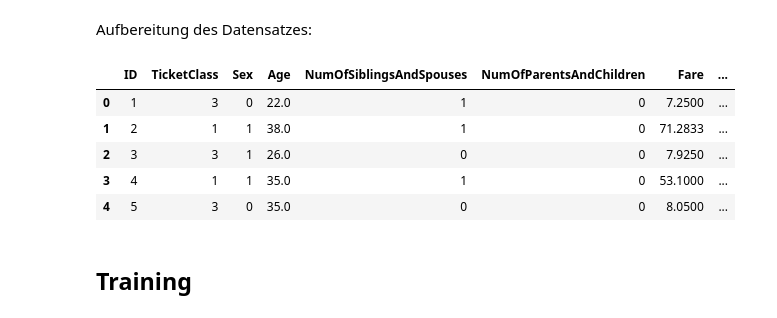
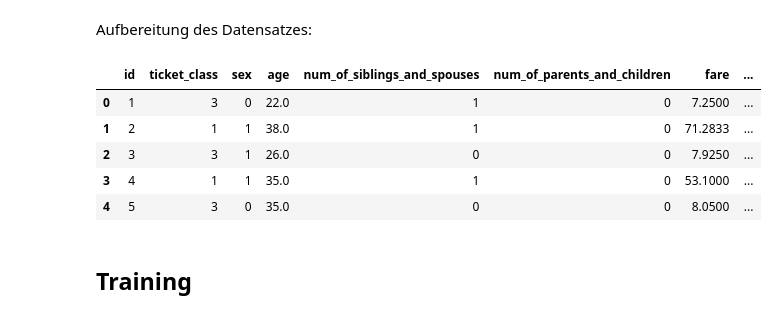
Before and after one commit to robingenz/htwg-mlops-monitoring-examples, a Jupyter notebook: examples/01_titanic/01_titanic.ipynb, the cells around one changed output. Drawn from its saved outputs; the diff is of its cells as text; code cells hidden in the pictures.

```diff
--- a/examples/01_titanic/01_titanic.ipynb
+++ b/examples/01_titanic/01_titanic.ipynb
@@ -93,26 +96,28 @@ Aufbereitung des Datensatzes:
 # %%
 def prepare_raw_df(df):
     # Entferne nicht benötigte Spalten
     df = df.drop(['Name', 'Ticket'], axis=1)
     # Entferne Spalten mit fehlenden Werten
     df = df.drop(['Cabin'], axis=1)
     # Entferne die beiden Datensätze mit fehlenden `Embarked` Werten
     df = df.dropna(axis=0, subset=['Embarked'])
     # Berechne fehlende `Age` Werte
     df['Age'] = df.groupby(['Pclass','Sex'])['Age'].transform(lambda x: x.fillna(x.median()))
     # Ersetze kategorische Werte mit dummy werten
     df['Sex'] = df['Sex'].replace({'male': 0, 'female': 1})
     df['Embarked'] = df['Embarked'].replace({'S': 0, 'C': 1, 'Q': 2})
     # Spalten neu ordnen
     df = df[['PassengerId', 'Pclass', 'Sex', 'Age', 'SibSp', 'Parch', 'Fare', 'Embarked', 'Survived']]
     # Spalten umbenennen
-    df = df.rename(columns={ 'PassengerId': 'ID', 'Pclass': 'TicketClass', 'SibSp': 'NumOfSiblingsAndSpouses', 'Parch': 'NumOfParentsAndChildren', 'Embarked': 'PortOfEmbarkation' })
+    df = df.rename(columns={ 'PassengerId': 'id', 'Pclass': 'ticket_class', 'Sex': 'sex', 'Age': 'age',
+                             'SibSp': 'num_of_siblings_and_spouses', 'Parch': 'num_of_parents_and_children',
+                             'Fare': 'fare', 'Embarked': 'port_of_embarkation', 'Survived': 'survived'})
     return df
 
 df = prepare_raw_df(raw_df)
 df.head()
 # %% [output]
-|  | ID | TicketClass | Sex | Age | NumOfSiblingsAndSpouses | NumOfParentsAndChildren | Fare | ... |
+|  | id | ticket_class | sex | age | num_of_siblings_and_spouses | num_of_parents_and_children | fare | ... |
 | 0 | 1 | 3 | 0 | 22.0 | 1 | 0 | 7.2500 | ... |
 | 1 | 2 | 1 | 1 | 38.0 | 1 | 0 | 71.2833 | ... |
 | 2 | 3 | 3 | 1 | 26.0 | 0 | 0 | 7.9250 | ... |
```
Also changed, not shown: parts of 9 cells of this notebook, 3 other files.
